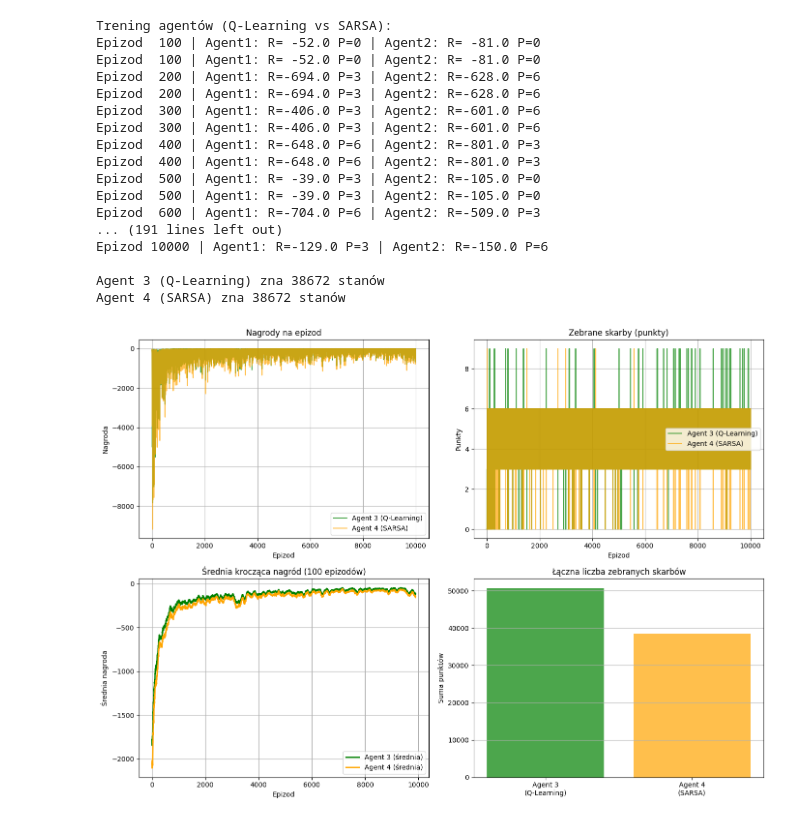
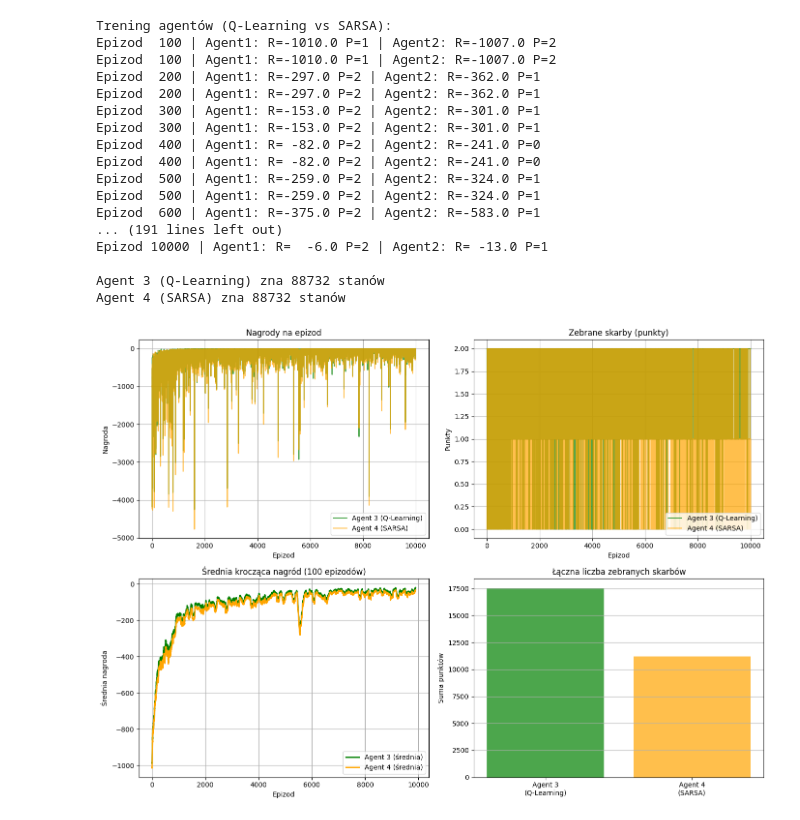
Before and after one commit to Jvsin/ai-studies, a Jupyter notebook: ucz_ze_wzmoc/treasurerEnv/treasuerHunter_v2.ipynb, the cells around one changed output. Saved outputs shown, nothing was run; the diff lists cells and outputs as text; code cells hidden in the pictures.

```diff
--- a/ucz_ze_wzmoc/treasurerEnv/treasuerHunter_v2.ipynb
+++ b/ucz_ze_wzmoc/treasurerEnv/treasuerHunter_v2.ipynb
@@ -573,17 +597,17 @@ env = MultiTreasureHunterMDP(MAP2)
 state = env.reset()
 
 agent1 = SARSALambdaAgent(
-    alpha=0.1, epsilon=0.25, discount=0.99,
+    alpha=0.1, epsilon=0.15, discount=0.99,
     get_legal_actions=lambda s: env.get_possible_actions(s),
     lambda_value=0.9
 )
 agent2 = DQLearningAgent(
-    alpha=0.1, epsilon=0.25, discount=0.99,
+    alpha=0.1, epsilon=0.15, discount=0.99,
     get_legal_actions=lambda s: env.get_possible_actions(s)
 )
 
 print("Trening agentów:")
-rewards1, rewards2, scores1, scores2 = play_and_train_multi(env, agent1, agent2, episodes=5000)
+rewards1, rewards2, scores1, scores2 = play_and_train_multi(env, agent1, agent2, episodes=8000)
 
 print(f"Agent 1 zna {len(agent1._qvalues)} stanów")
 print(f"Agent 2 zna {len(agent2._qvaluesA) + len(agent2._qvaluesB)} stanów (z obu tabel)")
@@ -683 +707,30 @@ Krok  2: A1=⬇️ DÓŁ, A2=⬆️ GÓRA | R1=-1 R2=-1
 ==================================================
+# %%
+try:
+    import dill
+except ImportError:
+    print("[!] Instaluje biblioteke dill...")
+    import subprocess
+    import sys
+    subprocess.check_call([sys.executable, "-m", "pip", "install", "dill"])
+    import dill
+
+import os
+
+with open('agentSARSALambda.pkl', 'wb') as f:
+    dill.dump(agent1, f)
+print("[OK] Agent 3 (SARSA Lambda) zapisany jako: agentSARSALambda.pkl")
+
+with open('agentDQLearning.pkl', 'wb') as f:
+    dill.dump(agent2, f)
+print("[OK] Agent 4 (DQ-Learning) zapisany jako: agentDQLearning.pkl")
+
+# Pokaz statystyki
+print("\n=== Statystyki zapisanych agentow ===")
+print(f"Agent 3 (SARSA Lambda):      {len(agent1._qvalues)} znanych stanow")
+# print(f"Agent 4 (DQ-Learning): {len(agent2._qvalues)} znanych stanow")
+
+print("\n[>] Pliki zapisane w folderze:")
+print(f"    {os.path.abspath('.')}")
+print("\n[>] Teraz mozesz uruchomic:")
+print("    python test_game.py")
@@ -692,13 +756,13 @@ state2 = env2.reset()
 
 # Agent 3: SARSA
 agent3 = SARSAAgent(
-    alpha=0.1, epsilon=0.25, discount=0.99,
+    alpha=0.1, epsilon=0.15, discount=0.9,
     get_legal_actions=lambda s: env2.get_possible_actions(s)
 )
 
 # Agent 4: Q-Learning
 agent4 = QLearningAgent(
-    alpha=0.1, epsilon=0.25, discount=0.99,
+    alpha=0.1, epsilon=0.15, discount=0.9,
     get_legal_actions=lambda s: env2.get_possible_actions(s)
 )
 
@@ -741,45 +805,45 @@ if len(rewards3) >= window:
     plt.plot(avg_r4, label='Agent 4 (średnia)', linewidth=2, color='orange')
     plt.title(f"Średnia krocząca nagród ({window} epizodów)")
     plt.xlabel("Epizod")
     plt.ylabel("Średnia nagroda")
     plt.legend()
     plt.grid(True)
 
 # Porównanie całkowitych punktów
 plt.subplot(2, 2, 4)
 total_scores3 = sum(scores3)
 total_scores4 = sum(scores4)
 plt.bar(['Agent 3\n(Q-Learning)', 'Agent 4\n(SARSA)'],
         [total_scores3, total_scores4],
         color=['green', 'orange'], alpha=0.7)
 plt.title("Łączna liczba zebranych skarbów")
 plt.ylabel("Suma punktów")
 plt.grid(True, axis='y')
 
 plt.tight_layout()
 plt.show()
 
 print(f"Agent 3 (Q-Learning): Łącznie punktów: {total_scores3}, Średnia nagroda: {np.mean(rewards3):.1f}")
 print(f"Agent 4 (SARSA):      Łącznie punktów: {total_scores4}, Średnia nagroda: {np.mean(rewards4):.1f}")
 
 print("\n=== TESTOWANIE WYTRENOWANEJ POLITYKI (Q-Learning vs SARSA) ===")
 test_policy(env2, agent3, agent4, episodes=1, delay=0.3)
 # %% [output]
 Trening agentów (Q-Learning vs SARSA):
-Epizod  100 | Agent1: R= -52.0 P=0 | Agent2: R= -81.0 P=0
-Epizod  100 | Agent1: R= -52.0 P=0 | Agent2: R= -81.0 P=0
-Epizod  200 | Agent1: R=-694.0 P=3 | Agent2: R=-628.0 P=6
-Epizod  200 | Agent1: R=-694.0 P=3 | Agent2: R=-628.0 P=6
-Epizod  300 | Agent1: R=-406.0 P=3 | Agent2: R=-601.0 P=6
-Epizod  300 | Agent1: R=-406.0 P=3 | Agent2: R=-601.0 P=6
-Epizod  400 | Agent1: R=-648.0 P=6 | Agent2: R=-801.0 P=3
-Epizod  400 | Agent1: R=-648.0 P=6 | Agent2: R=-801.0 P=3
-Epizod  500 | Agent1: R= -39.0 P=3 | Agent2: R=-105.0 P=0
-Epizod  500 | Agent1: R= -39.0 P=3 | Agent2: R=-105.0 P=0
-Epizod  600 | Agent1: R=-704.0 P=6 | Agent2: R=-509.0 P=3
+Epizod  100 | Agent1: R=-1010.0 P=1 | Agent2: R=-1007.0 P=2
+Epizod  100 | Agent1: R=-1010.0 P=1 | Agent2: R=-1007.0 P=2
+Epizod  200 | Agent1: R=-297.0 P=2 | Agent2: R=-362.0 P=1
+Epizod  200 | Agent1: R=-297.0 P=2 | Agent2: R=-362.0 P=1
+Epizod  300 | Agent1: R=-153.0 P=2 | Agent2: R=-301.0 P=1
+Epizod  300 | Agent1: R=-153.0 P=2 | Agent2: R=-301.0 P=1
+Epizod  400 | Agent1: R= -82.0 P=2 | Agent2: R=-241.0 P=0
+Epizod  400 | Agent1: R= -82.0 P=2 | Agent2: R=-241.0 P=0
+Epizod  500 | Agent1: R=-259.0 P=2 | Agent2: R=-324.0 P=1
+Epizod  500 | Agent1: R=-259.0 P=2 | Agent2: R=-324.0 P=1
+Epizod  600 | Agent1: R=-375.0 P=2 | Agent2: R=-583.0 P=1
 ... (191 lines left out)
-Epizod 10000 | Agent1: R=-129.0 P=3 | Agent2: R=-150.0 P=6
+Epizod 10000 | Agent1: R=  -6.0 P=2 | Agent2: R= -13.0 P=1
 
-Agent 3 (Q-Learning) zna 38672 stanów
-Agent 4 (SARSA) zna 38672 stanów
+Agent 3 (Q-Learning) zna 88732 stanów
+Agent 4 (SARSA) zna 88732 stanów
-[figure, old version]
+[figure, new version]
```
Also changed, not shown: parts of 6 cells of this notebook, 6 other files.
